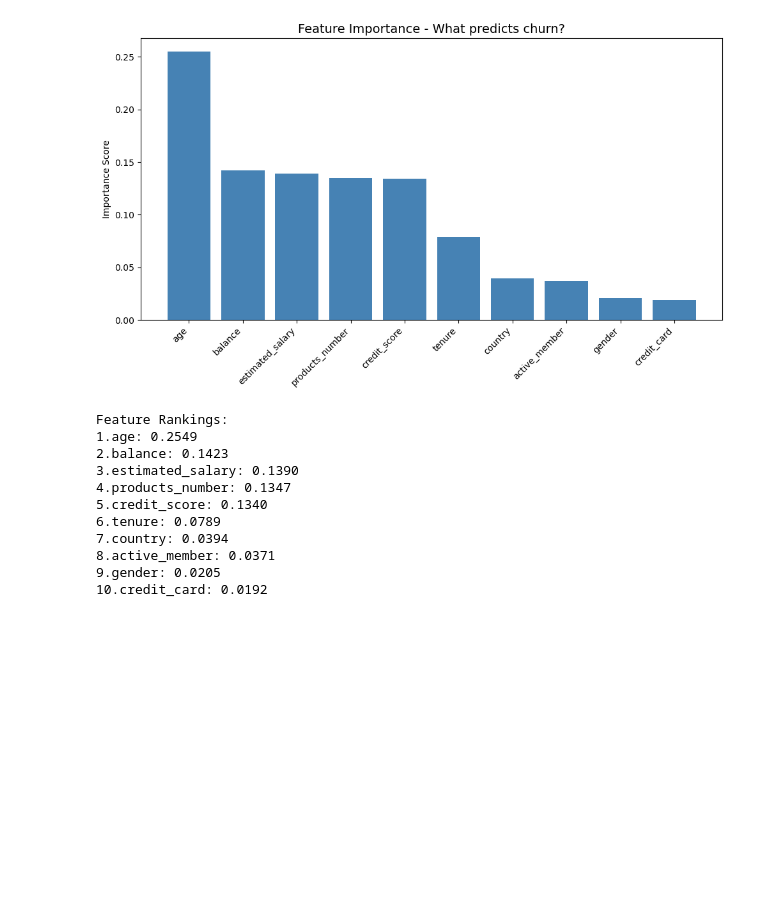
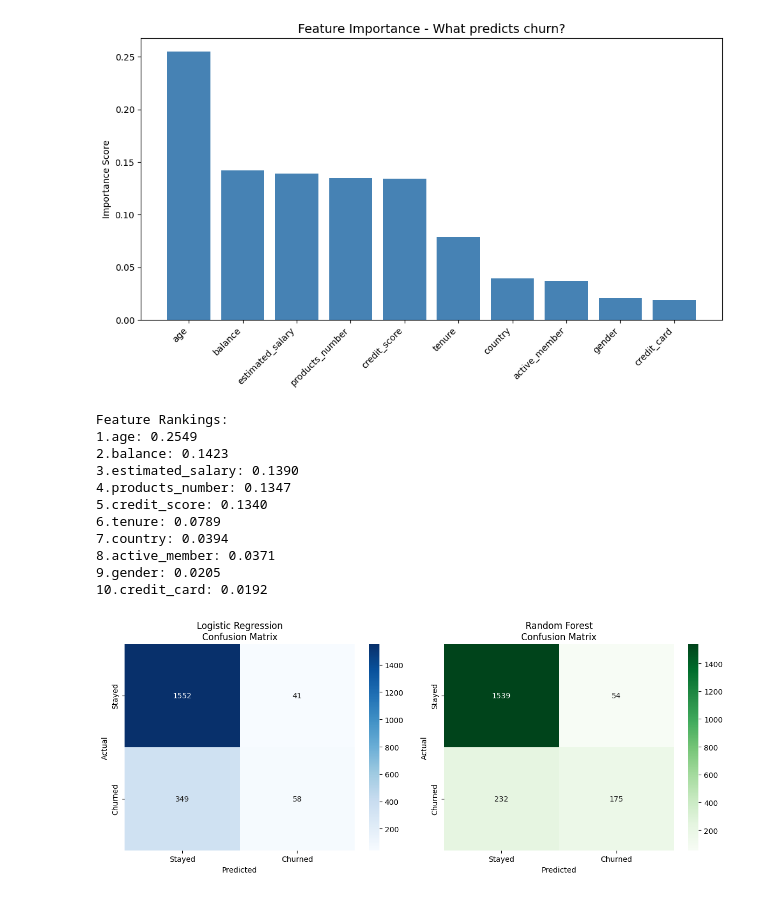
Before and after one commit to naumenko-analytics/bank-churn-prediction, a Jupyter notebook: bank-churn-prediction.ipynb, the cells around one changed output. Cells and saved outputs as stored; diff of their text form; code cells hidden in the pictures; blank space fills up the shorter version.

Commit message:
Updated Churn Prediction Project
Added confusion matrices for both models, compared models, and edited python notebook. Wrote README file.

```diff
--- a/bank-churn-prediction.ipynb
+++ b/bank-churn-prediction.ipynb
@@ -255,3 +261,25 @@ Feature Rankings:
 8.active_member: 0.0371
 9.gender: 0.0205
 10.credit_card: 0.0192
+# %%
+# Confusion Matrix Visualization
+fig, axes = plt.subplots(1, 2, figsize=(12,5))
+
+# Logistic Regression Confusion Matrix
+cm_lr = confusion_matrix(y_test, lr_predictions)
+sns.heatmap(cm_lr, annot=True, fmt='d', cmap='Blues', xticklabels=['Stayed','Churned'], yticklabels=['Stayed','Churned'], ax=axes[0])
+axes[0].set_title('Logistic Regression\nConfusion Matrix')
+axes[0].set_ylabel('Actual')
+axes[0].set_xlabel('Predicted')
+
+# Random Forest Confusion Matrix
+cm_rf = confusion_matrix(y_test, rf_predictions)
+sns.heatmap(cm_rf, annot=True, fmt='d', cmap='Greens', xticklabels=['Stayed', 'Churned'], yticklabels=['Stayed', 'Churned'], ax=axes[1])
+axes[1].set_title('Random Forest\nConfusion Matrix')
+axes[1].set_ylabel('Actual')
+axes[1].set_xlabel('Predicted')
+
+plt.tight_layout()
+plt.show()
+# %% [output]
+[figure, added]
```
Also changed, not shown: parts of 3 cells of this notebook, 1 other file.
